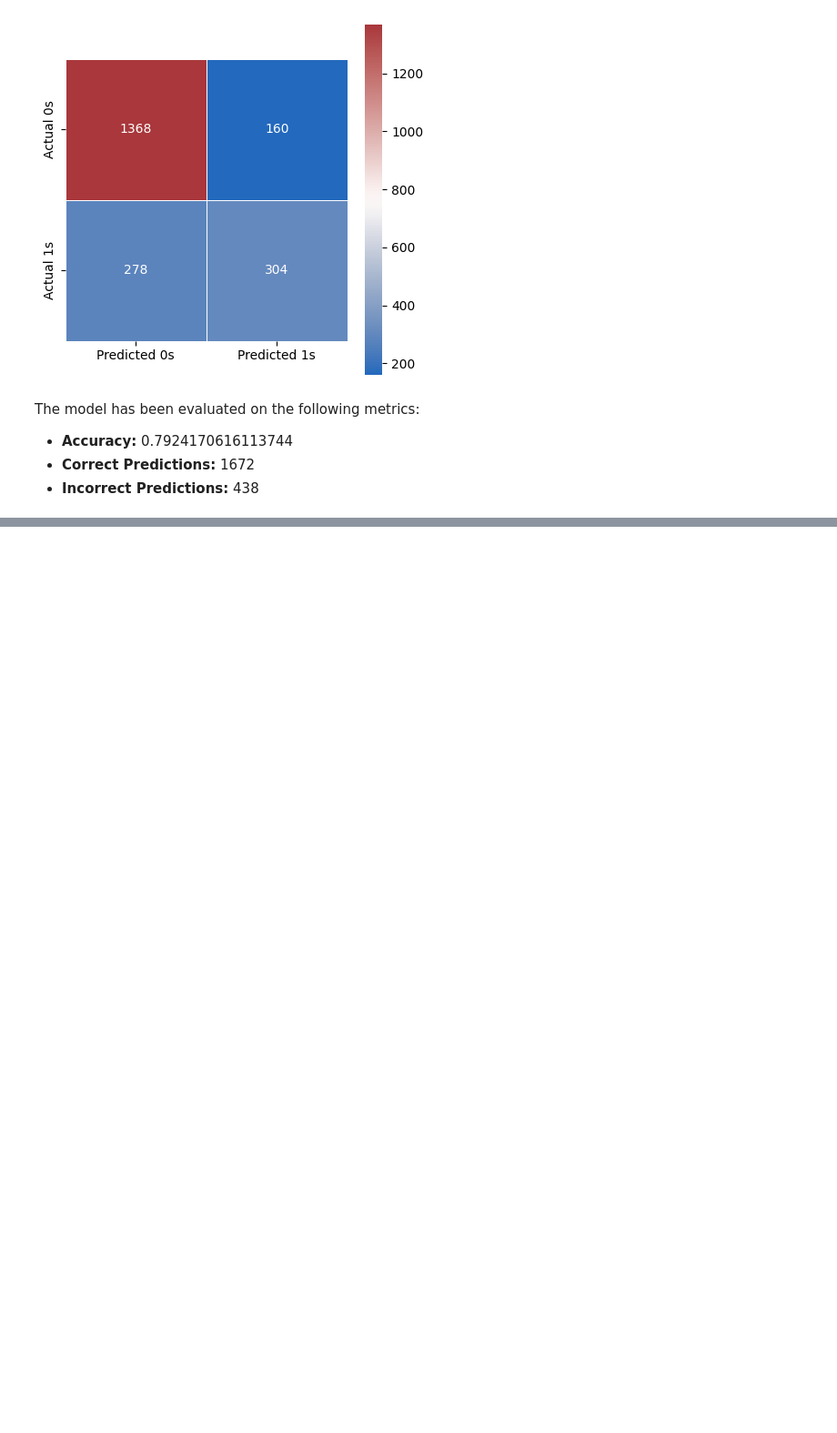
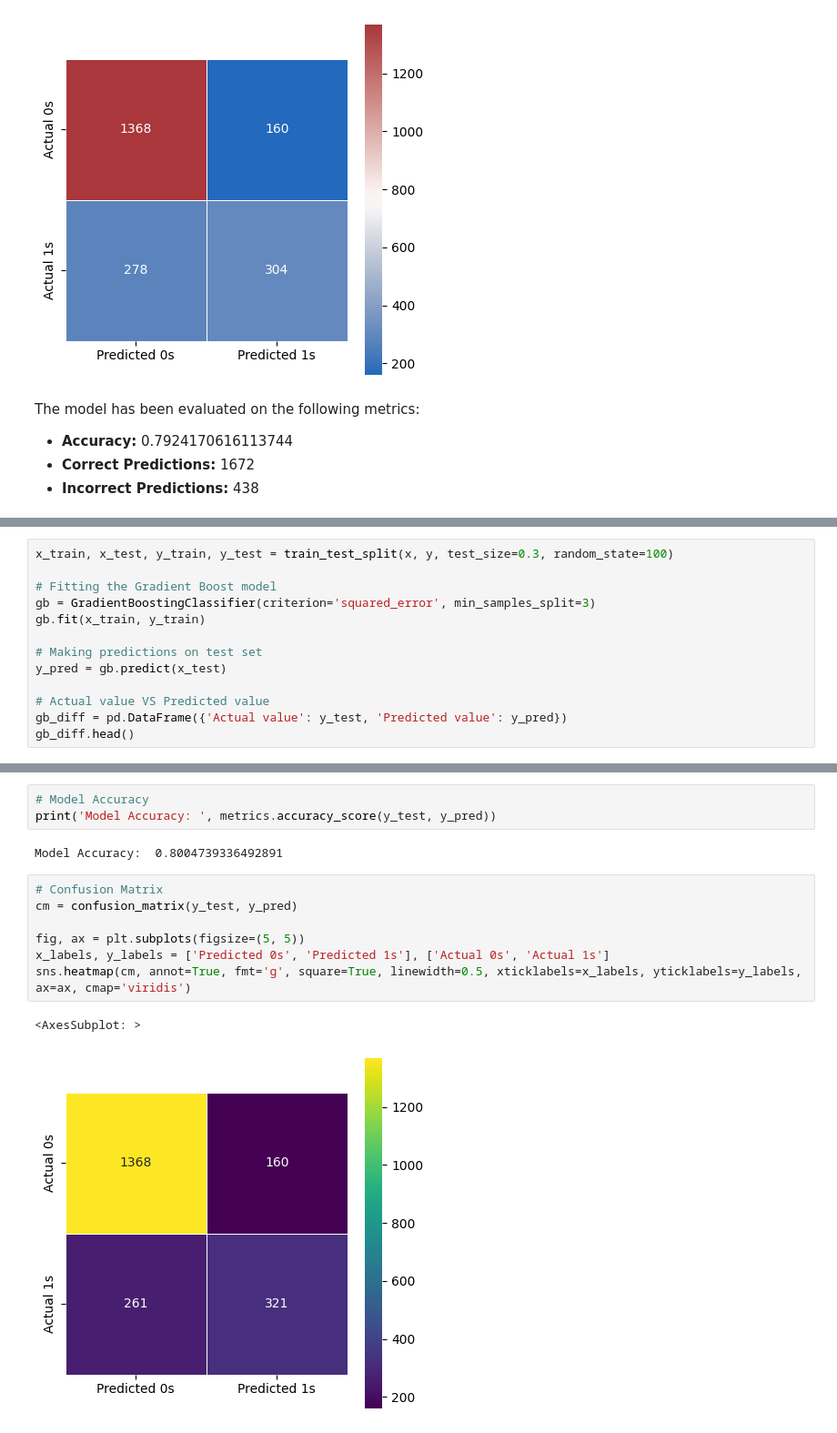
Before and after one commit to HarshTanwar001/Churn-Analysis, a Jupyter notebook: Churn_Analysis.ipynb, the cells around one changed output, grey strips where cells are left out. Shown at 91% size. Drawn from its saved outputs; the diff is of its cells as text; blank space fills up the shorter version.

Commit message:
Implemented Gradient Boosting

```diff
--- a/Churn_Analysis.ipynb
+++ b/Churn_Analysis.ipynb
@@ -919,0 +926,13 @@ The model has been evaluated on the following metrics:
+# %%
+x_train, x_test, y_train, y_test = train_test_split(x, y, test_size=0.3, random_state=100)
+
+# Fitting the Gradient Boost model
+gb = GradientBoostingClassifier(criterion='squared_error', min_samples_split=3)
+gb.fit(x_train, y_train)
+
+# Making predictions on test set
+y_pred = gb.predict(x_test)
+
+# Actual value VS Predicted value
+gb_diff = pd.DataFrame({'Actual value': y_test, 'Predicted value': y_pred})
+gb_diff.head()
@@ -919,0 +946,15 @@ The model has been evaluated on the following metrics:
+# %%
+# Model Accuracy
+print('Model Accuracy: ', metrics.accuracy_score(y_test, y_pred))
+# %% [output]
+Model Accuracy:  0.8004739336492891
+# %%
+# Confusion Matrix
+cm = confusion_matrix(y_test, y_pred)
+
+fig, ax = plt.subplots(figsize=(5, 5))
+x_labels, y_labels = ['Predicted 0s', 'Predicted 1s'], ['Actual 0s', 'Actual 1s']
+sns.heatmap(cm, annot=True, fmt='g', square=True, linewidth=0.5, xticklabels=x_labels, yticklabels=y_labels, ax=ax, cmap='viridis')
+# %% [output]
+<AxesSubplot: >
+[figure, added]
```
Also changed, not shown: parts of 4 cells of this notebook.
